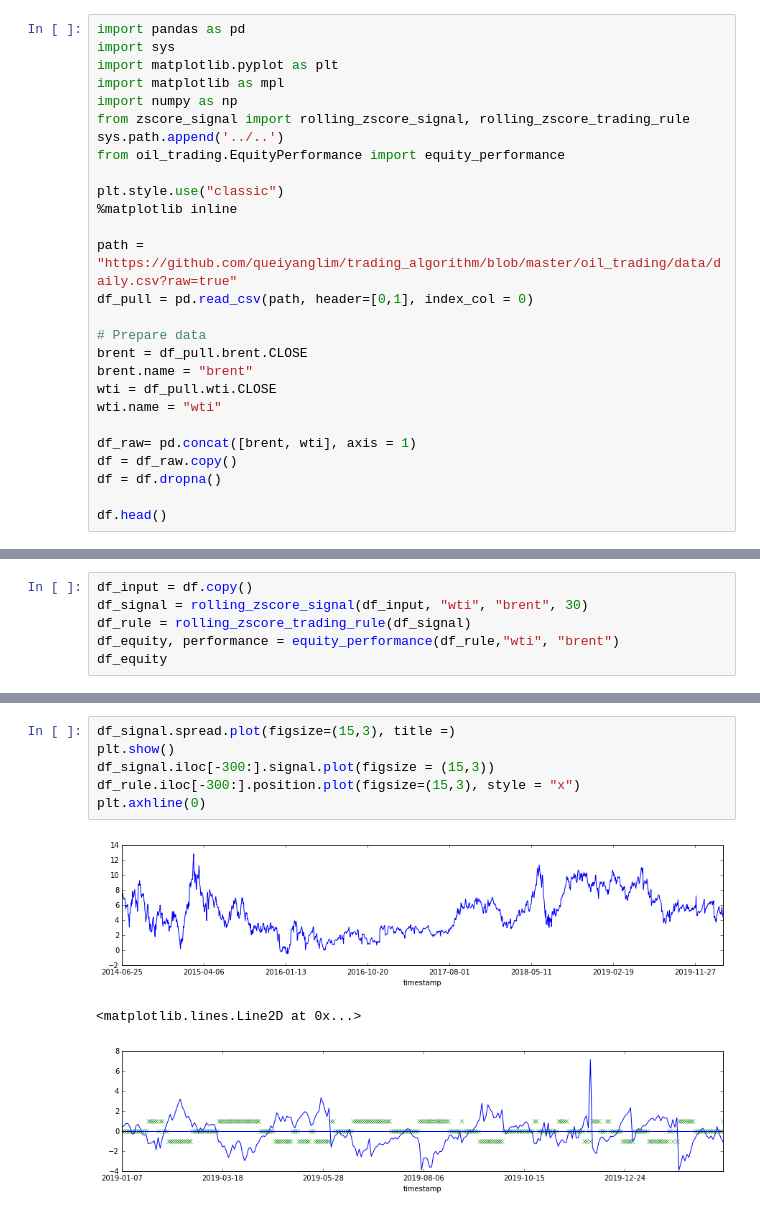
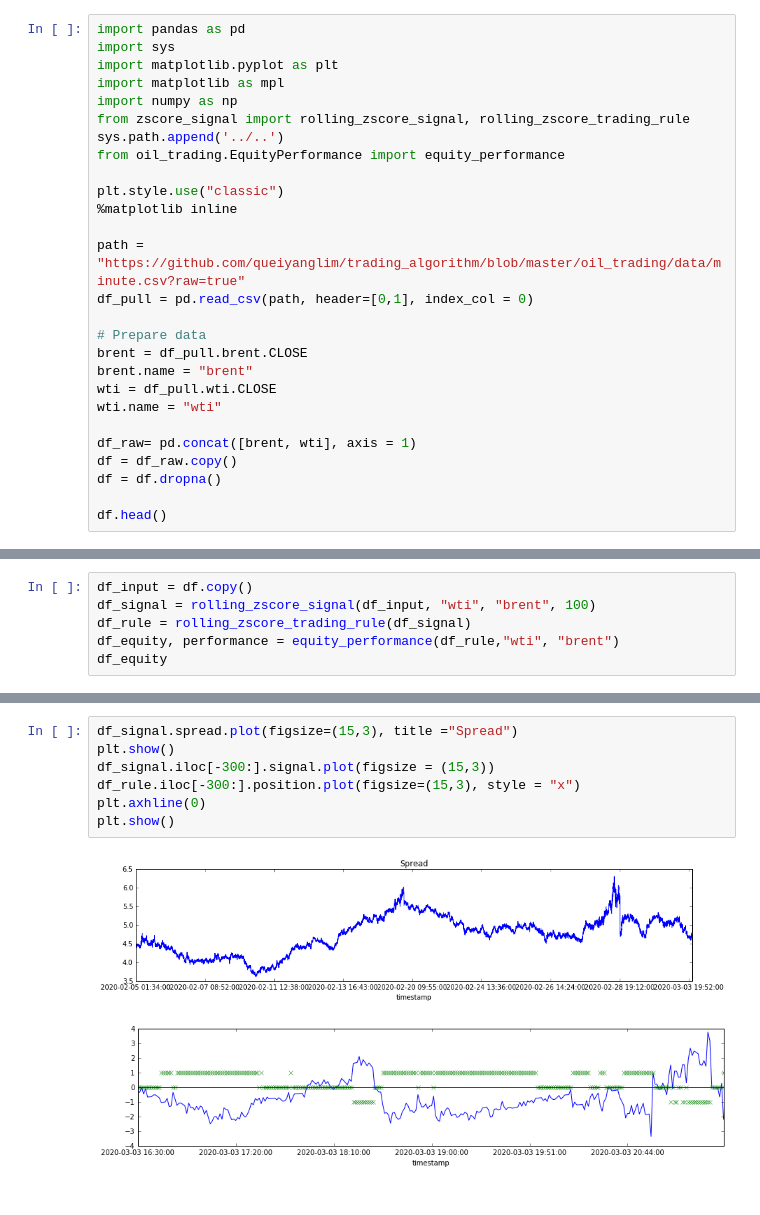
Before and after one commit to queiyanglim/trading_algorithm, a Jupyter notebook: oil_trading/brent_wti_zscore_spread/zscore_backtest1.ipynb, the cells around one changed output, grey strips where cells are left out. Cells and saved outputs as stored; diff of their text form.

```diff
--- a/oil_trading/brent_wti_zscore_spread/zscore_backtest1.ipynb
+++ b/oil_trading/brent_wti_zscore_spread/zscore_backtest1.ipynb
@@ -11,7 +11,7 @@ from oil_trading.EquityPerformance import equity_performance
 plt.style.use("classic")
 %matplotlib inline
 
-path = "https://github.com/queiyanglim/trading_algorithm/blob/master/oil_trading/data/daily.csv?raw=true"
+path = "https://github.com/queiyanglim/trading_algorithm/blob/master/oil_trading/data/minute.csv?raw=true"
 df_pull = pd.read_csv(path, header=[0,1], index_col = 0)
 
 # Prepare data
@@ -36,6 +36,6 @@ df.head()
 # %%
 df_input = df.copy()
-df_signal = rolling_zscore_signal(df_input, "wti", "brent", 30)
+df_signal = rolling_zscore_signal(df_input, "wti", "brent", 100)
 df_rule = rolling_zscore_trading_rule(df_signal)
 df_equity, performance = equity_performance(df_rule,"wti", "brent")
 df_equity
@@ -57,13 +57,13 @@ df_equity
 # %%
-df_signal.spread.plot(figsize=(15,3), title =)
+df_signal.spread.plot(figsize=(15,3), title ="Spread")
 plt.show()
 df_signal.iloc[-300:].signal.plot(figsize = (15,3))
 df_rule.iloc[-300:].position.plot(figsize=(15,3), style = "x")
 plt.axhline(0)
+plt.show()
 # %% [output]
-[figure, old version]
+[figure, new version]
-<matplotlib.lines.Line2D at 0x...>
-[figure, old version]
+[figure, new version]
 # %%
 df_equity.equity.plot(figsize = (15,3), grid = True, title = "Equity")
 # df_equity.daily_mtm.plot()
```
Also changed, not shown: parts of 3 cells of this notebook, 2 other files.
